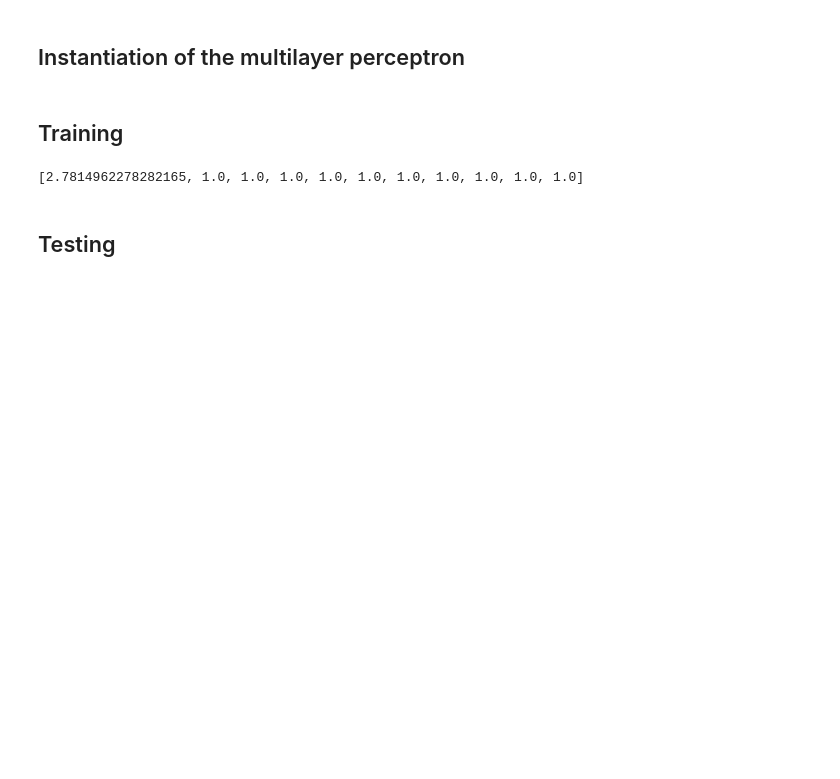
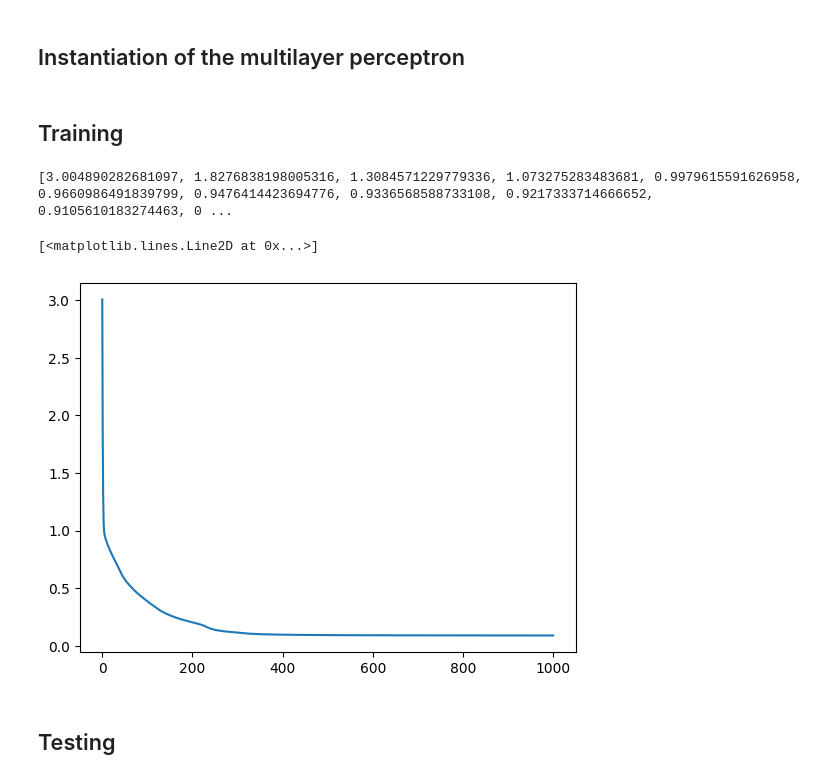
Before and after one commit to lucasabuela/my_first_nn, a Jupyter notebook: playground.ipynb, the cells around one changed output. Saved outputs shown, nothing was run; the diff lists cells and outputs as text; code cells hidden in the pictures; blank space fills up the shorter version.

Commit message:
deleted test_properties + training_costs now decreases!

```diff
--- a/playground.ipynb
+++ b/playground.ipynb
@@ -12,5 +12,5 @@ download_dataset_from_internet()
 # %% [markdown]
 ## Load the dataset into python objects
 # %%
-training_set, test_set = load_dataset(training_size=1000, old_format=True)
+training_set, test_set = load_dataset(training_size=100, old_format=True)
 # %%
@@ -29,7 +31,7 @@ print(multilayer_perceptron.variables[1][0][0][0].dtype)
 # %% [markdown]
 ## Training
 # %%
-training_costs = src.script.learning(multilayer_perceptron= multilayer_perceptron, training_set=training_set, steps_number=10, eta = 1)
+training_costs = src.script.learning(multilayer_perceptron= multilayer_perceptron, training_set=training_set, steps_number=1000, eta = 1e-03)
 print(training_costs)
 # %% [output]
-[2.7814962278282165, 1.0, 1.0, 1.0, 1.0, 1.0, 1.0, 1.0, 1.0, 1.0, 1.0]
+[3.004890282681097, 1.8276838198005316, 1.3084571229779336, 1.073275283483681, 0.9979615591626958, 0.9660986491839799, 0.9476414423694776, 0.9336568588733108, 0.9217333714666652, 0.9105610183274463, 0 ...
@@ -36,2 +40,7 @@ print(training_costs)
+# %%
+plt.plot(training_costs)
+# %% [output]
+[<matplotlib.lines.Line2D at 0x...>]
+[figure, added]
 # %% [markdown]
 ## Testing
```
Also changed, not shown: parts of 2 cells of this notebook, 2 other files.
